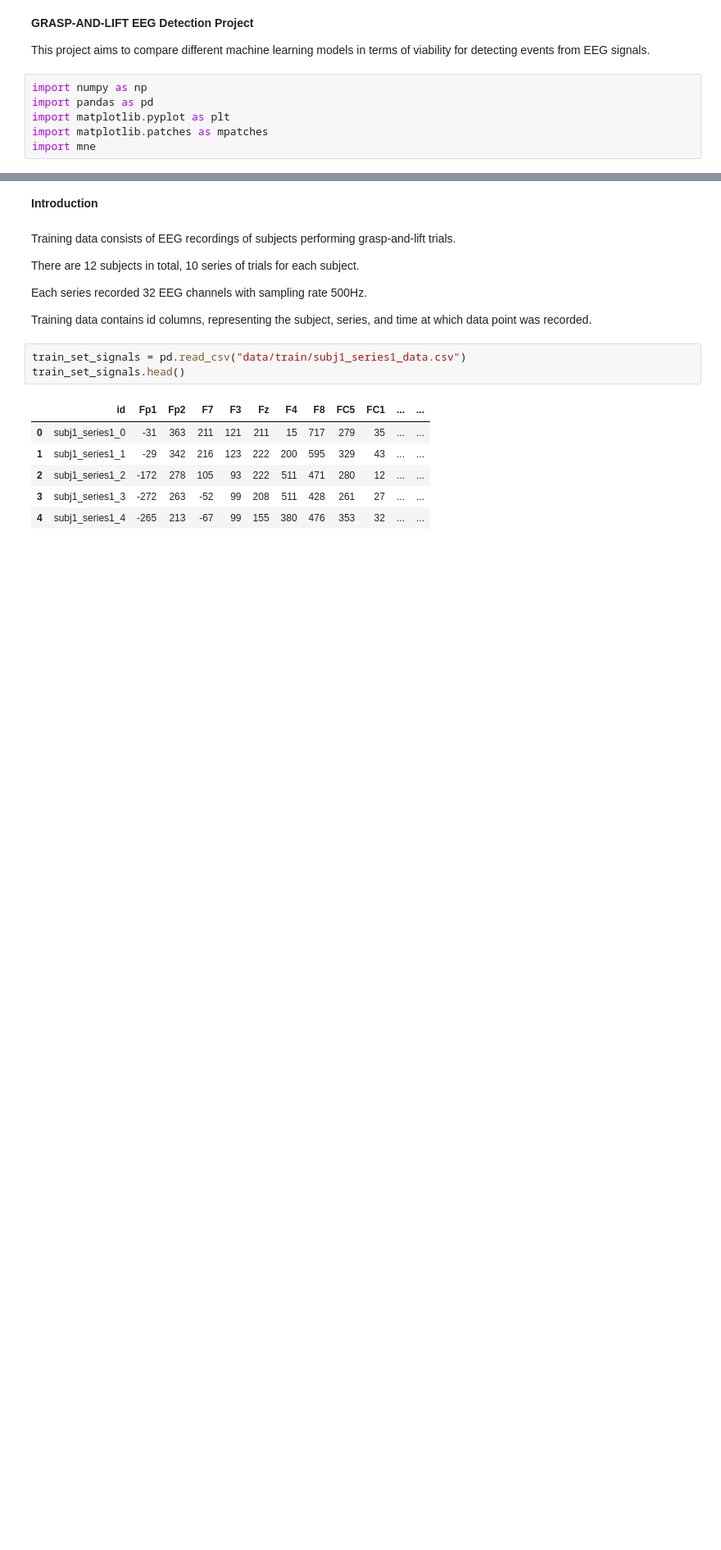
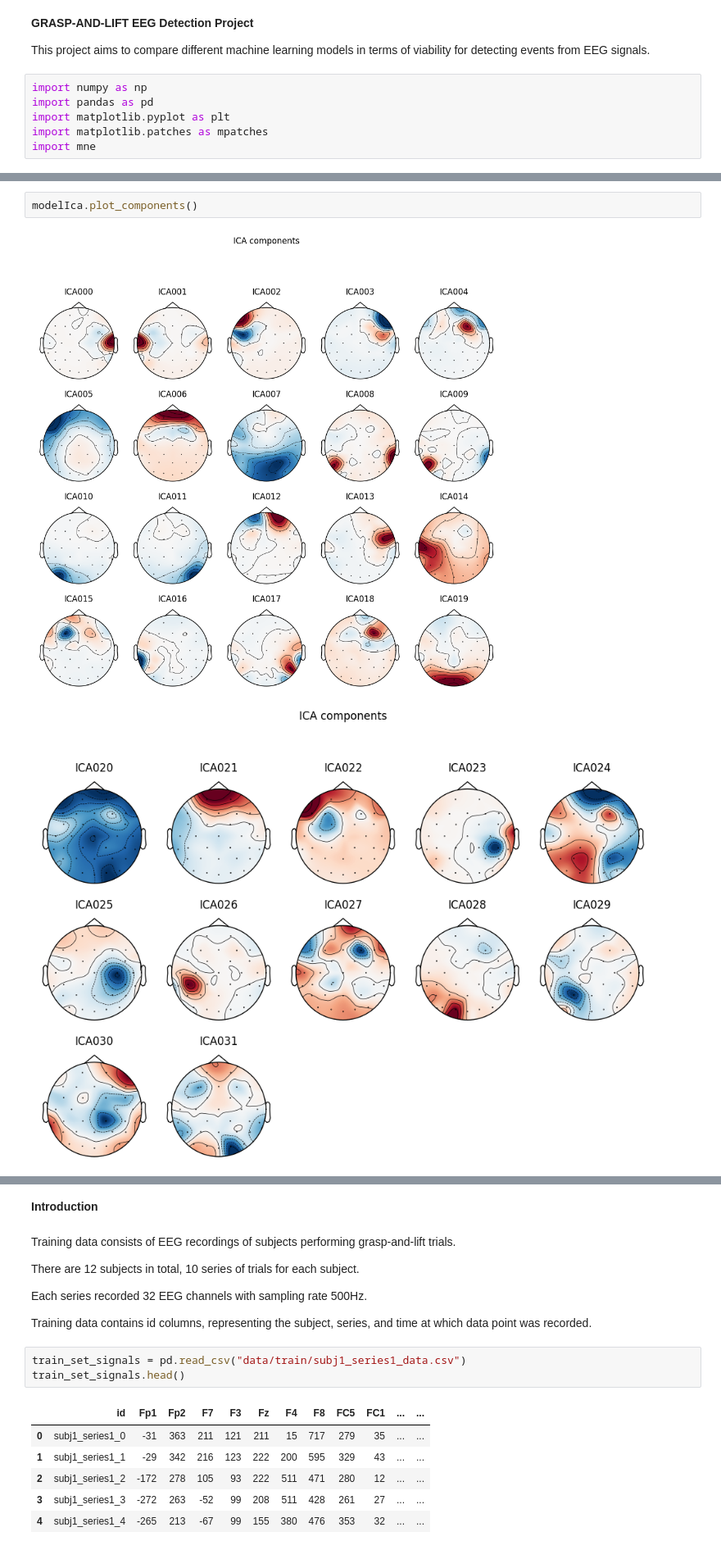
Before and after one commit to Unexp1ainable/BRIa, a Jupyter notebook: ui-project.ipynb, the cells around one changed output, grey strips where cells are left out. Shown at 82% size. Cells and saved outputs as stored; diff of their text form; blank space fills up the shorter version.

```diff
--- a/ui-project.ipynb
+++ b/ui-project.ipynb
@@ -55,0 +79,5 @@ Designing a one-pass, zero-phase, non-causal bandpass filter:
+# %%
+modelIca.plot_components()
+# %% [output]
+[figure, added]
+[figure, added]
```
Also changed, not shown: parts of 9 cells of this notebook.
